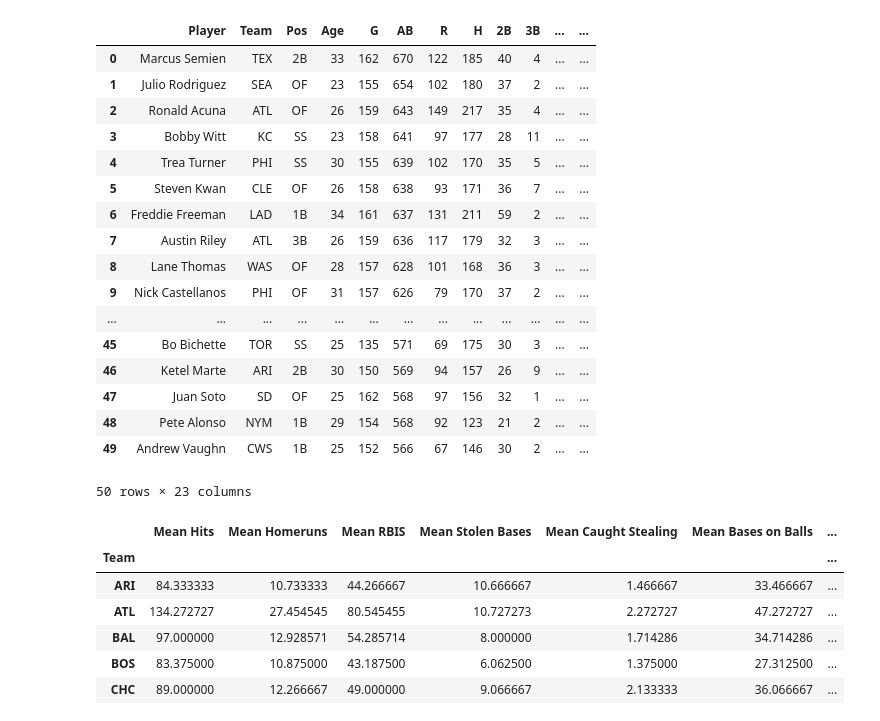
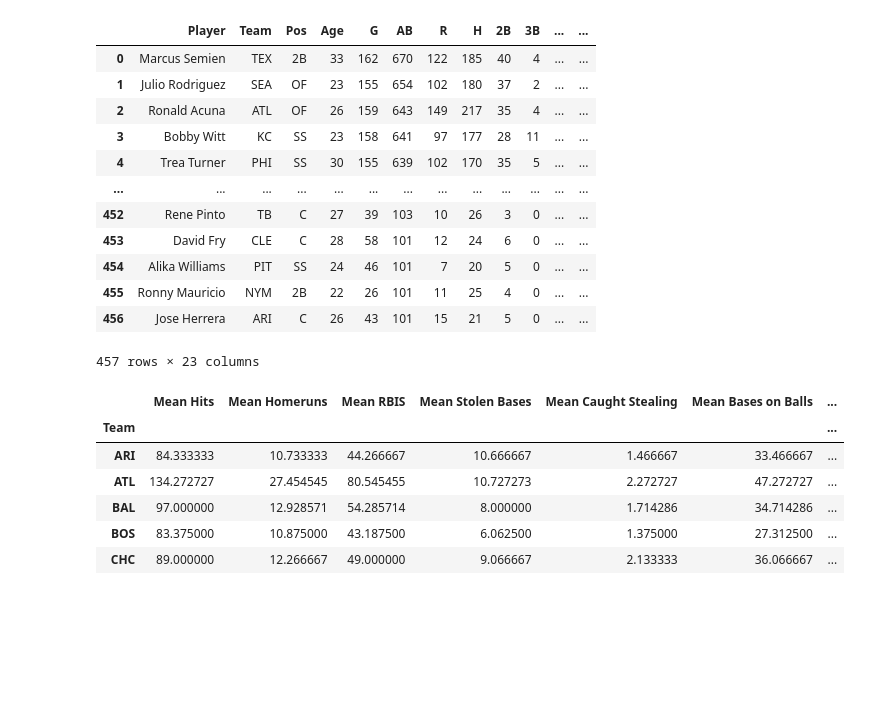
Before and after one commit to asalinas10/2023_MLB_Season, a Jupyter notebook: baseballscript.ipynb, the cells around one changed output. Cells and saved outputs as stored; diff of their text form; code cells hidden in the pictures; blank space fills up the shorter version.

```diff
--- a/baseballscript.ipynb
+++ b/baseballscript.ipynb
@@ -17,28 +17,23 @@ pitcher_df = pd.read_csv(pitcher_path)
 # %%
 batter_df
 
-qbatter_df = batter_df.loc[batter_df['AB']> 100]
+qbatter_df = batter_df.loc[batter_df['AB']>= 100]
 
-qbatter_df.head(50)
+qbatter_df
 # %% [output]
 |  | Player | Team | Pos | Age | G | AB | R | H | 2B | 3B | ... | ... |
 | 0 | Marcus Semien | TEX | 2B | 33 | 162 | 670 | 122 | 185 | 40 | 4 | ... | ... |
 | 1 | Julio Rodriguez | SEA | OF | 23 | 155 | 654 | 102 | 180 | 37 | 2 | ... | ... |
 | 2 | Ronald Acuna | ATL | OF | 26 | 159 | 643 | 149 | 217 | 35 | 4 | ... | ... |
 | 3 | Bobby Witt | KC | SS | 23 | 158 | 641 | 97 | 177 | 28 | 11 | ... | ... |
 | 4 | Trea Turner | PHI | SS | 30 | 155 | 639 | 102 | 170 | 35 | 5 | ... | ... |
-| 5 | Steven Kwan | CLE | OF | 26 | 158 | 638 | 93 | 171 | 36 | 7 | ... | ... |
-| 6 | Freddie Freeman | LAD | 1B | 34 | 161 | 637 | 131 | 211 | 59 | 2 | ... | ... |
-| 7 | Austin Riley | ATL | 3B | 26 | 159 | 636 | 117 | 179 | 32 | 3 | ... | ... |
-| 8 | Lane Thomas | WAS | OF | 28 | 157 | 628 | 101 | 168 | 36 | 3 | ... | ... |
-| 9 | Nick Castellanos | PHI | OF | 31 | 157 | 626 | 79 | 170 | 37 | 2 | ... | ... |
 | ... | ... | ... | ... | ... | ... | ... | ... | ... | ... | ... | ... | ... |
-| 45 | Bo Bichette | TOR | SS | 25 | 135 | 571 | 69 | 175 | 30 | 3 | ... | ... |
-| 46 | Ketel Marte | ARI | 2B | 30 | 150 | 569 | 94 | 157 | 26 | 9 | ... | ... |
-| 47 | Juan Soto | SD | OF | 25 | 162 | 568 | 97 | 156 | 32 | 1 | ... | ... |
-| 48 | Pete Alonso | NYM | 1B | 29 | 154 | 568 | 92 | 123 | 21 | 2 | ... | ... |
-| 49 | Andrew Vaughn | CWS | 1B | 25 | 152 | 566 | 67 | 146 | 30 | 2 | ... | ... |
+| 452 | Rene Pinto | TB | C | 27 | 39 | 103 | 10 | 26 | 3 | 0 | ... | ... |
+| 453 | David Fry | CLE | C | 28 | 58 | 101 | 12 | 24 | 6 | 0 | ... | ... |
+| 454 | Alika Williams | PIT | SS | 24 | 46 | 101 | 7 | 20 | 5 | 0 | ... | ... |
+| 455 | Ronny Mauricio | NYM | 2B | 22 | 26 | 101 | 11 | 25 | 4 | 0 | ... | ... |
+| 456 | Jose Herrera | ARI | C | 26 | 43 | 101 | 15 | 21 | 5 | 0 | ... | ... |
-50 rows × 23 columns
+457 rows × 23 columns
 # %%
 # Generate a summary statistics table that shows data per team
 
```
Also changed, not shown: parts of 5 cells of this notebook.
